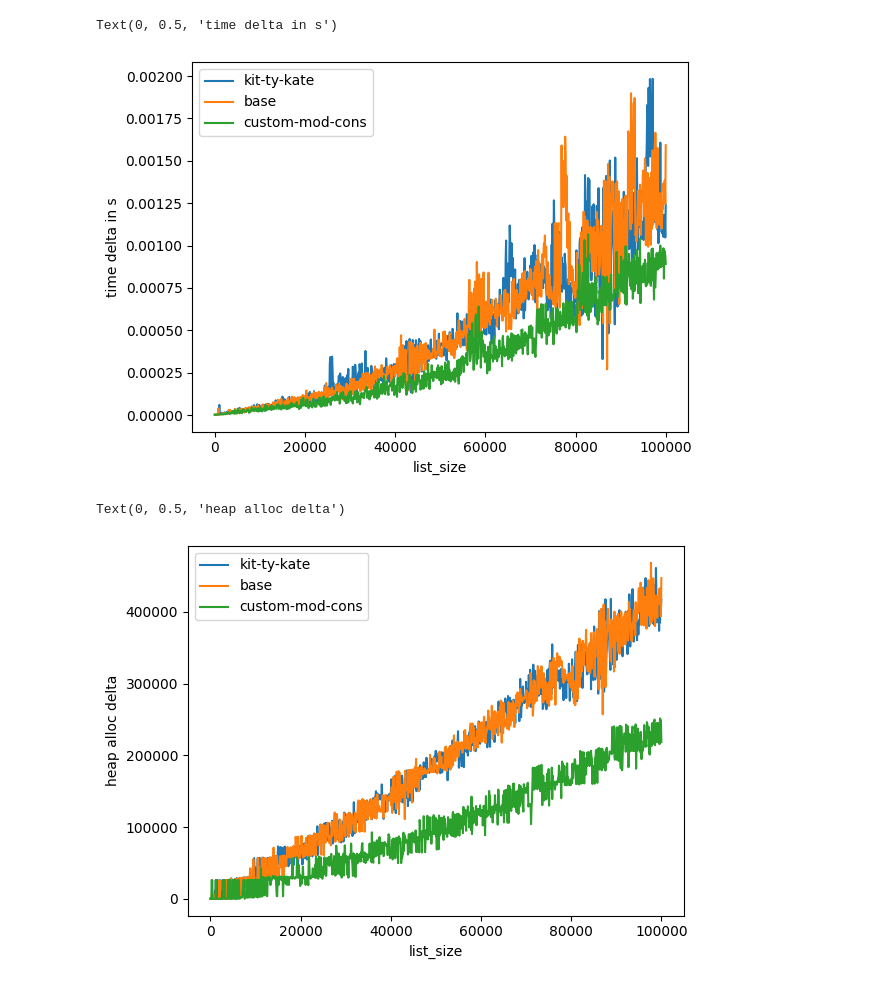
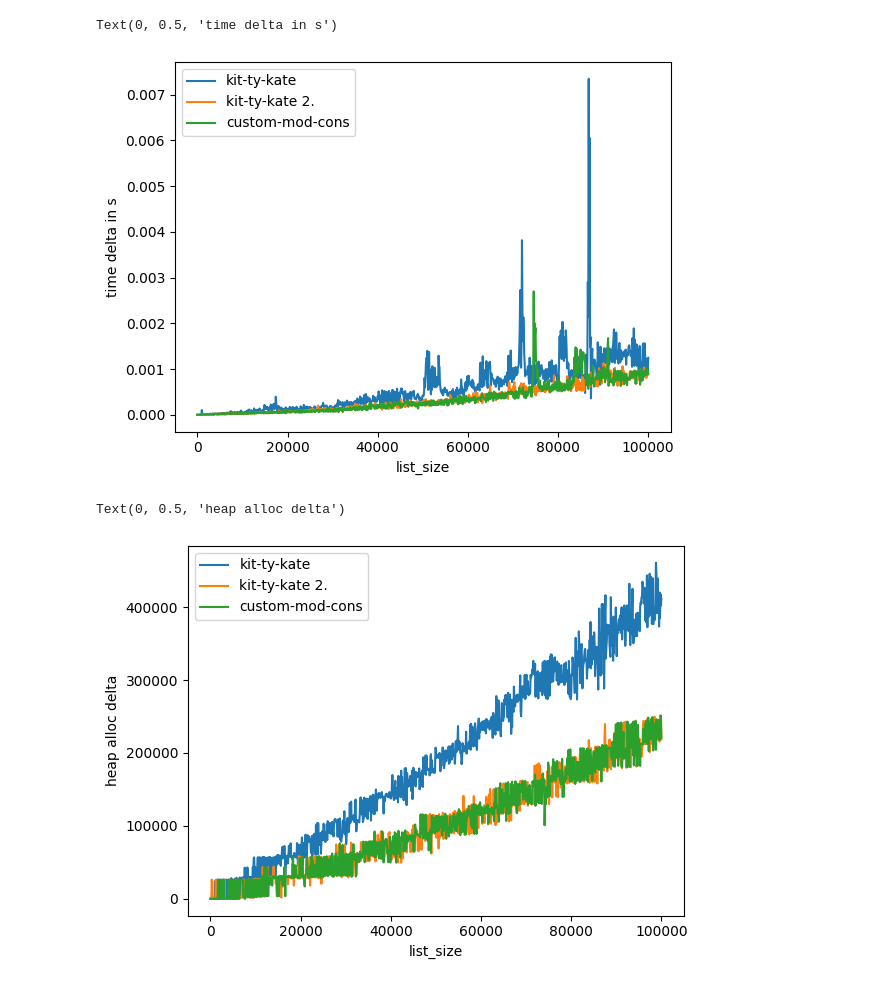
Before and after one commit to 0scarB/ocaml-list-take-drop-bench, a Jupyter notebook: bench/reports.ipynb, the cells around one changed output. Drawn from its saved outputs; the diff is of its cells as text; code cells hidden in the pictures.

Commit message:
Measure kit-ty-kate's second implementation

```diff
--- a/bench/reports.ipynb
+++ b/bench/reports.ipynb
@@ -22,21 +27,23 @@ df
 # %%
 ax1 = df.where(df.fun_name == "take").where(df.fun_impl == "kit-ty-kate").plot(x="list_size", y="time_delta", label="kit-ty-kate")
+df.where(df.fun_name == "take").where(df.fun_impl == "kit-ty-kate 2.").plot(x="list_size", y="time_delta", label="kit-ty-kate 2.", ax=ax1)
 #df.where(df.fun_name == "take").where(df.fun_impl == "Containers").plot(x="list_size", y="time_delta", label="containers", ax=ax1)
-df.where(df.fun_name == "take").where(df.fun_impl == "Base").plot(x="list_size", y="time_delta", label="base", ax=ax1)
+#df.where(df.fun_name == "take").where(df.fun_impl == "Base").plot(x="list_size", y="time_delta", label="base", ax=ax1)
 df.where(df.fun_impl == "take-custom-mod-cons").plot(x="list_size", y="time_delta", label="custom-mod-cons", ax=ax1)
 ax1.set_ylabel("time delta in s")
 # %% [output]
 Text(0, 0.5, 'time delta in s')
-[figure, old version]
+[figure, new version]
 # %%
 ax1 = df.where(df.fun_name == "take").where(df.fun_impl == "kit-ty-kate").plot(x="list_size", y="alloc_delta", label="kit-ty-kate")
+df.where(df.fun_name == "take").where(df.fun_impl == "kit-ty-kate 2.").plot(x="list_size", y="alloc_delta", label="kit-ty-kate 2.", ax=ax1)
 #df.where(df.fun_name == "take").where(df.fun_impl == "Containers").plot(x="list_size", y="alloc_delta", label="containers", ax=ax1)
-df.where(df.fun_name == "take").where(df.fun_impl == "Base").plot(x="list_size", y="alloc_delta", label="base", ax=ax1)
+#df.where(df.fun_name == "take").where(df.fun_impl == "Base").plot(x="list_size", y="alloc_delta", label="base", ax=ax1)
 df.where(df.fun_impl == "take-custom-mod-cons").plot(x="list_size", y="alloc_delta", label="custom-mod-cons", ax=ax1)
 ax1.set_ylabel("heap alloc delta")
 # %% [output]
 Text(0, 0.5, 'heap alloc delta')
-[figure, old version]
+[figure, new version]
 # %%
 ax1 = df.where(df.fun_name == "drop").where(df.fun_impl == "kit-ty-kate").plot(x="list_size", y="time_delta", label="kit-ty-kate")
 df.where(df.fun_name == "drop").where(df.fun_impl == "Containers").plot(x="list_size", y="time_delta", label="containers", ax=ax1)
```
Also changed, not shown: parts of 4 cells of this notebook, 2 other files.
